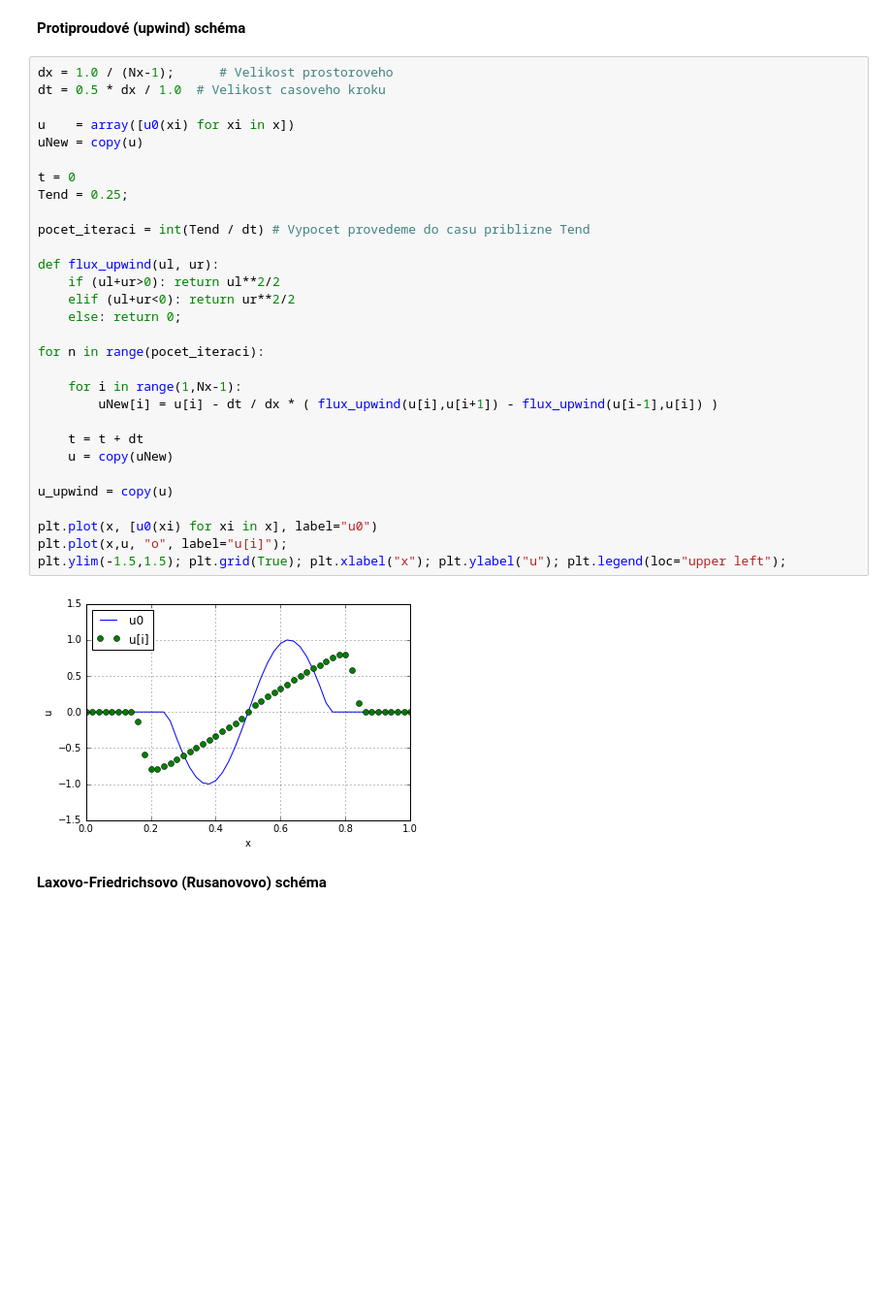
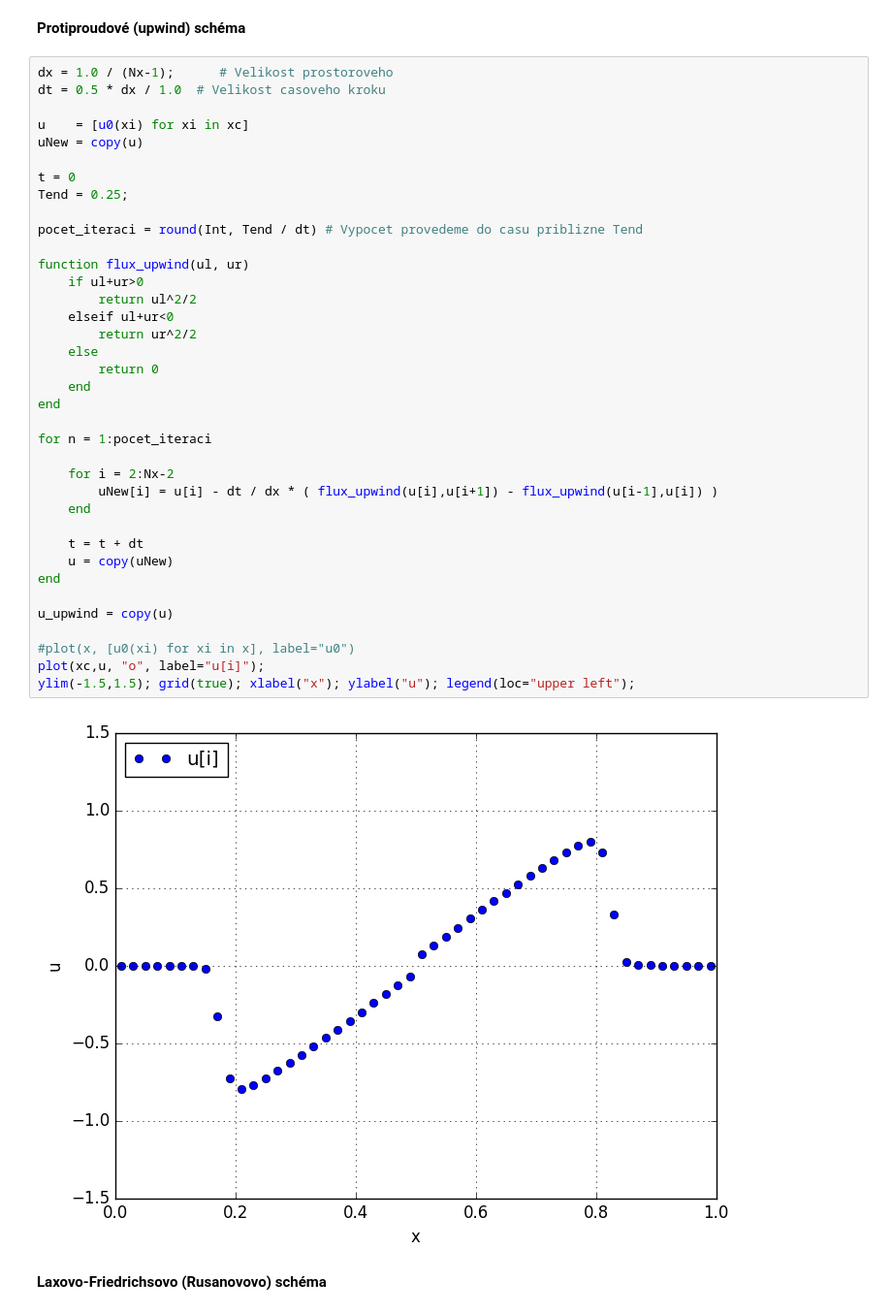
Before and after one commit to furstj/MMPP, a Jupyter notebook: lessons/02_burgersova_rovnice.ipynb, the cells around one changed output. Shown at 97% size. Cells and saved outputs as stored; diff of their text form; blank space fills up the shorter version.

```diff
--- a/lessons/02_burgersova_rovnice.ipynb
+++ b/lessons/02_burgersova_rovnice.ipynb
@@ -93,35 +92,42 @@ plt.ylim(-1.5,1.5); plt.grid(True); plt.xlabel("x"); plt.ylabel("u");
 # %%
 dx = 1.0 / (Nx-1);      # Velikost prostoroveho
 dt = 0.5 * dx / 1.0  # Velikost casoveho kroku
 
-u    = array([u0(xi) for xi in x])
+u    = [u0(xi) for xi in xc]
 uNew = copy(u)
 
 t = 0
 Tend = 0.25;
 
-pocet_iteraci = int(Tend / dt) # Vypocet provedeme do casu priblizne Tend
+pocet_iteraci = round(Int, Tend / dt) # Vypocet provedeme do casu priblizne Tend
 
-def flux_upwind(ul, ur):
-    if (ul+ur>0): return ul**2/2
-    elif (ul+ur<0): return ur**2/2
-    else: return 0;
+function flux_upwind(ul, ur)
+    if ul+ur>0
+        return ul^2/2
+    elseif ul+ur<0
+        return ur^2/2
+    else
+        return 0
+    end
+end
 
-for n in range(pocet_iteraci):
+for n = 1:pocet_iteraci
 
-    for i in range(1,Nx-1):
+    for i = 2:Nx-2
         uNew[i] = u[i] - dt / dx * ( flux_upwind(u[i],u[i+1]) - flux_upwind(u[i-1],u[i]) )
+    end
 
     t = t + dt
     u = copy(uNew)
+end
 
 u_upwind = copy(u)
 
-plt.plot(x, [u0(xi) for xi in x], label="u0")
-plt.plot(x,u, "o", label="u[i]");
-plt.ylim(-1.5,1.5); plt.grid(True); plt.xlabel("x"); plt.ylabel("u"); plt.legend(loc="upper left");
+#plot(x, [u0(xi) for xi in x], label="u0")
+plot(xc,u, "o", label="u[i]");
+ylim(-1.5,1.5); grid(true); xlabel("x"); ylabel("u"); legend(loc="upper left");
 # %% [output]
-[figure, old version]
+[figure, new version]
 # %% [markdown]
 **Laxovo-Friedrichsovo (Rusanovovo) schéma**
 # %%
```
Also changed, not shown: parts of 13 cells of this notebook.
